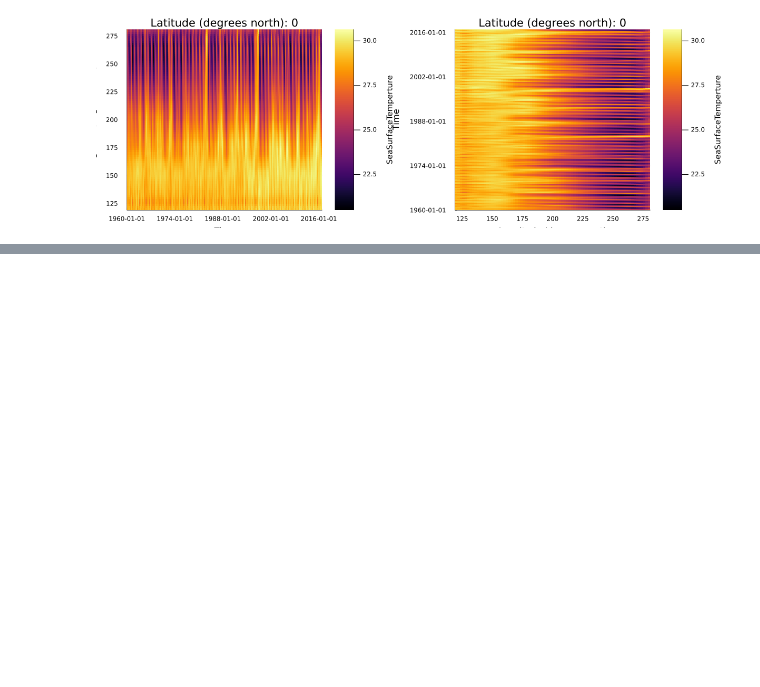
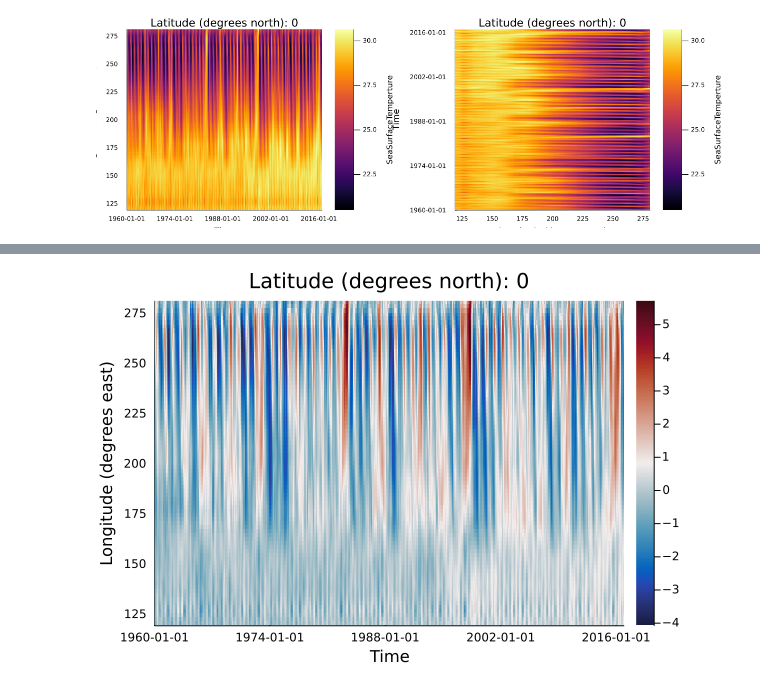
Before and after one commit to jbisits/MATH5271, a Jupyter notebook: Task 2/Task2.ipynb, the cells around one changed output, grey strips where cells are left out. Saved outputs shown, nothing was run; the diff lists cells and outputs as text; code cells hidden in the pictures; blank space fills up the shorter version.

```diff
--- a/Task 2/Task2.ipynb
+++ b/Task 2/Task2.ipynb
@@ -115,3 +118,5 @@ This is computed in a simialr to the `xarray` package by taking the `mean` over
 # %%
 #SST_mean = mean(SSTglobal; dims = Ti)
-long_ts_mean = mean(tong_ts, dims = Ti)
+long_ts_mean = mean(long_ts, dims = Ti)
+long_ts_mean = repeat(long_ts_mean, outer = (1, 684))
+long_ts_anom = long_ts .- long_ts_mean
@@ -121,0 +143,4 @@ long_ts_mean = mean(tong_ts, dims = Ti)
+# %%
+heatmap(long_ts_anom, color = :balance)
+# %% [output]
+[figure, added]
```
Also changed, not shown: parts of 8 cells of this notebook.
